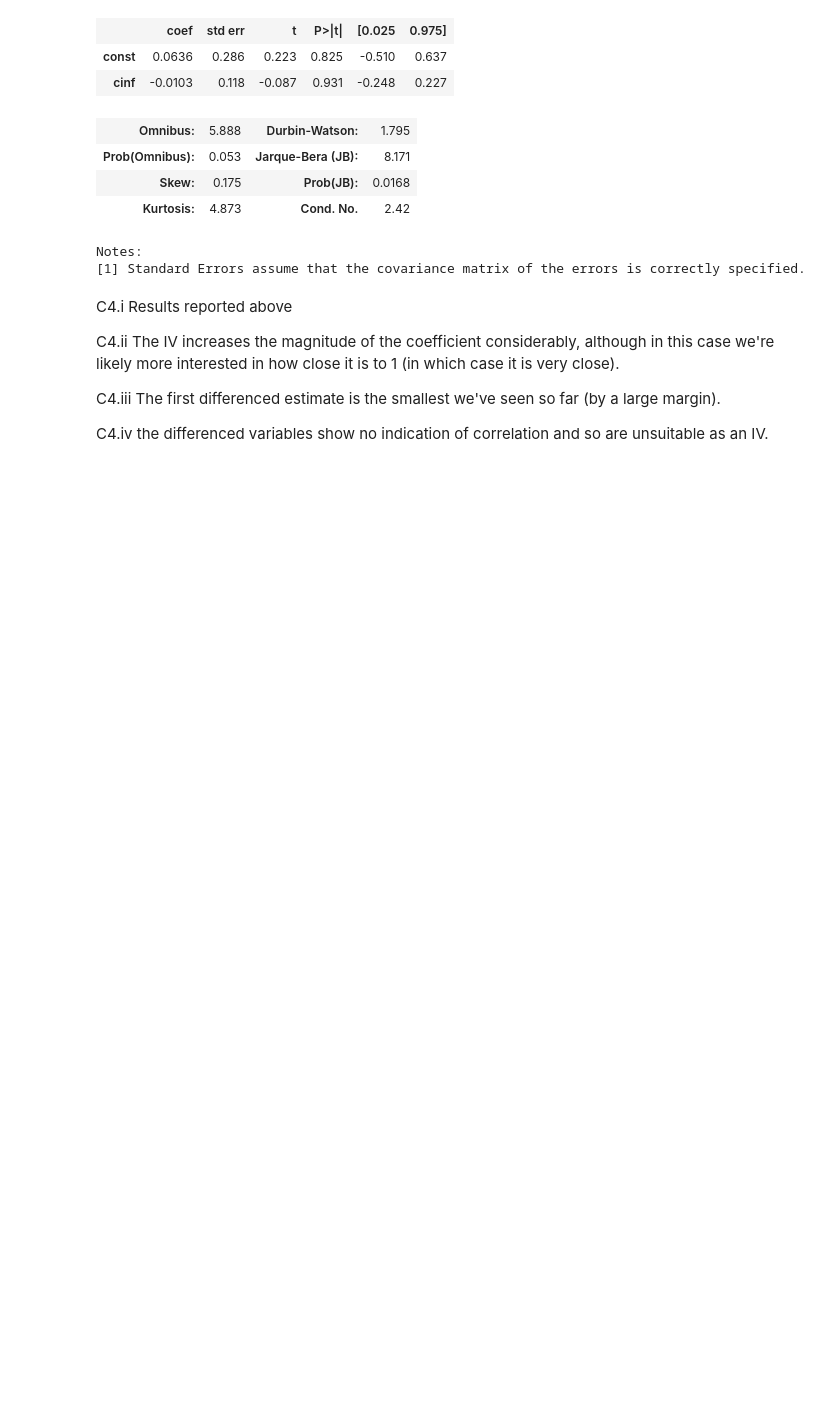
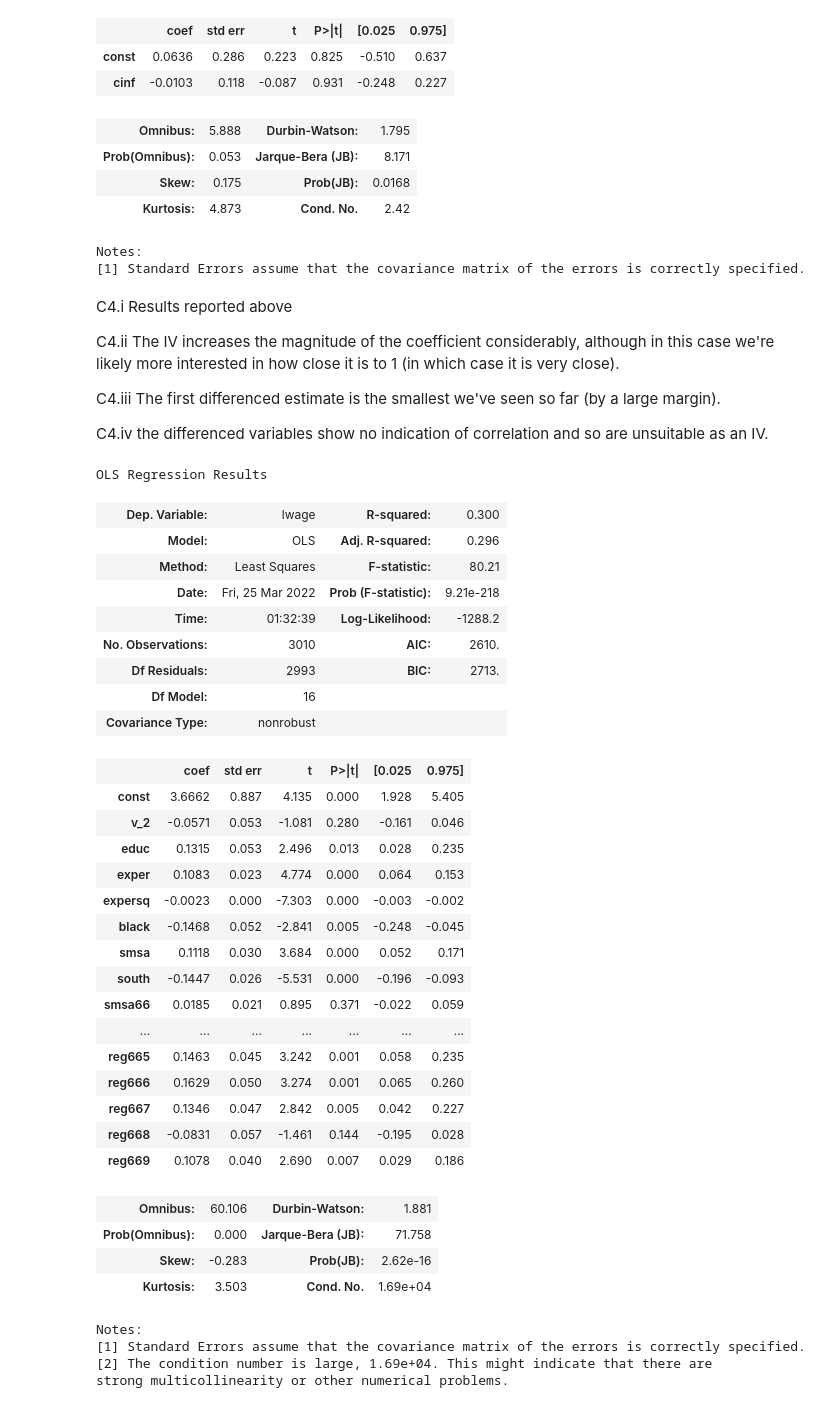
Before and after one commit to systemchalk/wooldridge_workbook, a Jupyter notebook: ch15.ipynb, the cells around one changed output. Saved outputs shown, nothing was run; the diff lists cells and outputs as text; code cells hidden in the pictures; blank space fills up the shorter version.

```diff
--- a/ch15.ipynb
+++ b/ch15.ipynb
@@ -464,3 +464,50 @@ C4.ii The IV increases the magnitude of the coefficient considerably, although i
 C4.iii The first differenced estimate is the smallest we've seen so far (by a large margin).
 
 C4.iv the differenced variables show no indication of correlation and so are unsuitable as an IV.
+# %%
+# Exercise 5
+X = sm.add_constant(card[["nearc4", "exper", "expersq", "black", "smsa",
+                          "south", "smsa66", "reg662", "reg663", "reg664",
+                          "reg665", "reg666", "reg667", "reg668", "reg669"]])
+card["v_2"] = sm.OLS(card.educ, X, missing="drop").fit().resid
+
+X = sm.add_constant(card[["v_2", "educ", "exper", "expersq", "black", "smsa",
+                          "south", "smsa66", "reg662", "reg663", "reg664",
+                          "reg665", "reg666", "reg667", "reg668", "reg669"]])
+model = sm.OLS(card.lwage, X, missing="drop").fit()
+model.summary()
+# %% [output]
+OLS Regression Results
+| Dep. Variable: | lwage | R-squared: | 0.300 |
+| Model: | OLS | Adj. R-squared: | 0.296 |
+| Method: | Least Squares | F-statistic: | 80.21 |
+| Date: | Fri, 25 Mar 2022 | Prob (F-statistic): | 9.21e-218 |
+| Time: | 01:32:39 | Log-Likelihood: | -1288.2 |
+| No. Observations: | 3010 | AIC: | 2610. |
+| Df Residuals: | 2993 | BIC: | 2713. |
+| Df Model: | 16 |  |  |
+| Covariance Type: | nonrobust |  |  |
+|  | coef | std err | t | P>|t| | [0.025 | 0.975] |
+| const | 3.6662 | 0.887 | 4.135 | 0.000 | 1.928 | 5.405 |
+| v_2 | -0.0571 | 0.053 | -1.081 | 0.280 | -0.161 | 0.046 |
+| educ | 0.1315 | 0.053 | 2.496 | 0.013 | 0.028 | 0.235 |
+| exper | 0.1083 | 0.023 | 4.774 | 0.000 | 0.064 | 0.153 |
+| expersq | -0.0023 | 0.000 | -7.303 | 0.000 | -0.003 | -0.002 |
+| black | -0.1468 | 0.052 | -2.841 | 0.005 | -0.248 | -0.045 |
+| smsa | 0.1118 | 0.030 | 3.684 | 0.000 | 0.052 | 0.171 |
+| south | -0.1447 | 0.026 | -5.531 | 0.000 | -0.196 | -0.093 |
+| smsa66 | 0.0185 | 0.021 | 0.895 | 0.371 | -0.022 | 0.059 |
+| ... | ... | ... | ... | ... | ... | ... |
+| reg665 | 0.1463 | 0.045 | 3.242 | 0.001 | 0.058 | 0.235 |
+| reg666 | 0.1629 | 0.050 | 3.274 | 0.001 | 0.065 | 0.260 |
+| reg667 | 0.1346 | 0.047 | 2.842 | 0.005 | 0.042 | 0.227 |
+| reg668 | -0.0831 | 0.057 | -1.461 | 0.144 | -0.195 | 0.028 |
+| reg669 | 0.1078 | 0.040 | 2.690 | 0.007 | 0.029 | 0.186 |
+| Omnibus: | 60.106 | Durbin-Watson: | 1.881 |
+| Prob(Omnibus): | 0.000 | Jarque-Bera (JB): | 71.758 |
+| Skew: | -0.283 | Prob(JB): | 2.62e-16 |
+| Kurtosis: | 3.503 | Cond. No. | 1.69e+04 |
+Notes:
+[1] Standard Errors assume that the covariance matrix of the errors is correctly specified.
+[2] The condition number is large, 1.69e+04. This might indicate that there are
+strong multicollinearity or other numerical problems.
```
Also changed, not shown: parts of 28 cells of this notebook.
